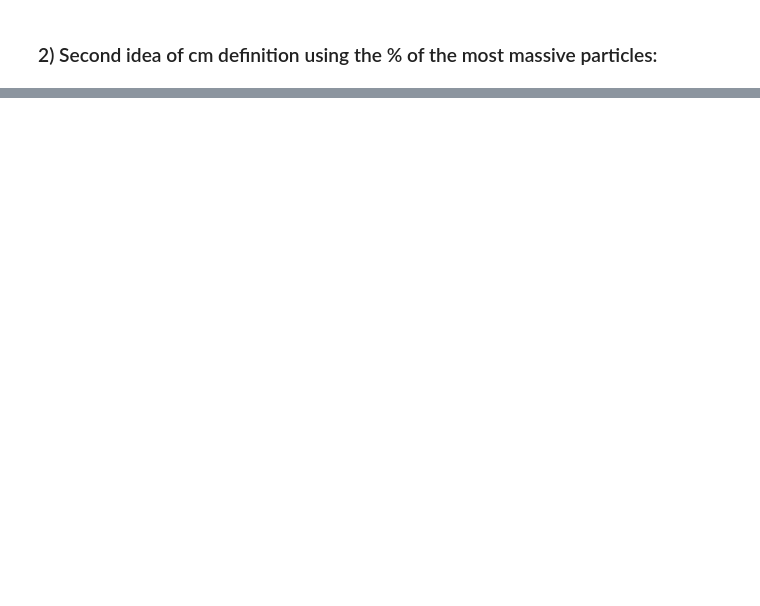
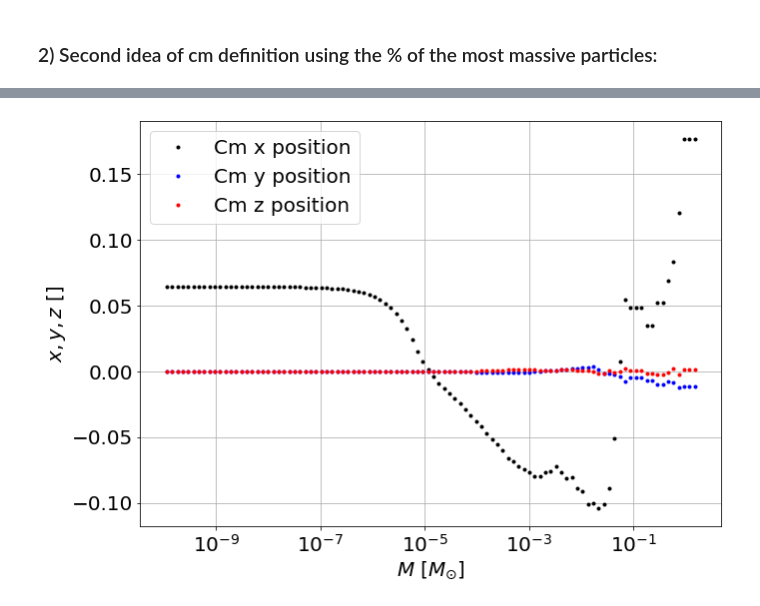
Before and after one commit to JuanManuelPacheco/Stars_Collisions, a Jupyter notebook: Center_Exploration.ipynb, the cells around one changed output, grey strips where cells are left out. Saved outputs shown, nothing was run; the diff lists cells and outputs as text; code cells hidden in the pictures; blank space fills up the shorter version.

```diff
--- a/Center_Exploration.ipynb
+++ b/Center_Exploration.ipynb
@@ -122,0 +182,17 @@ The coords of the cm are: x = -0.17429784149800007; y = -0.00018543804552560773
+# %%
+fig = plt.figure(figsize=(10, 7))
+
+plt.plot(mass_lims,cmx,'.k', label='Cm x position')
+plt.plot(mass_lims,cmy,'.b', label='Cm y position')
+plt.plot(mass_lims,cmz,'.r', label='Cm z position')
+
+plt.xlabel("$M$ [$M_{\odot}$]")
+plt.ylabel("$x,y,z$ []")
+plt.semilogx()
+plt.legend()
+plt.grid()
+
+plt.tight_layout()
+plt.show()
+# %% [output]
+[figure, added]
```
Also changed, not shown: parts of 40 cells of this notebook, 4 other files.
